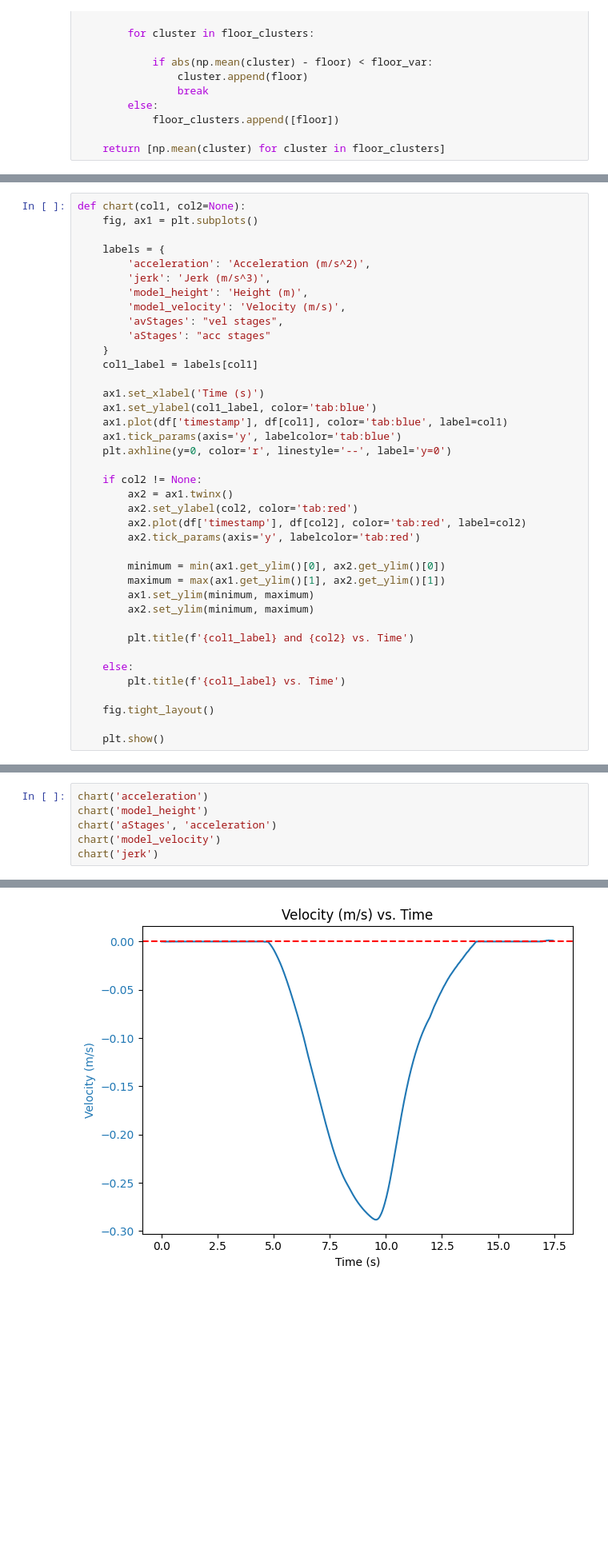
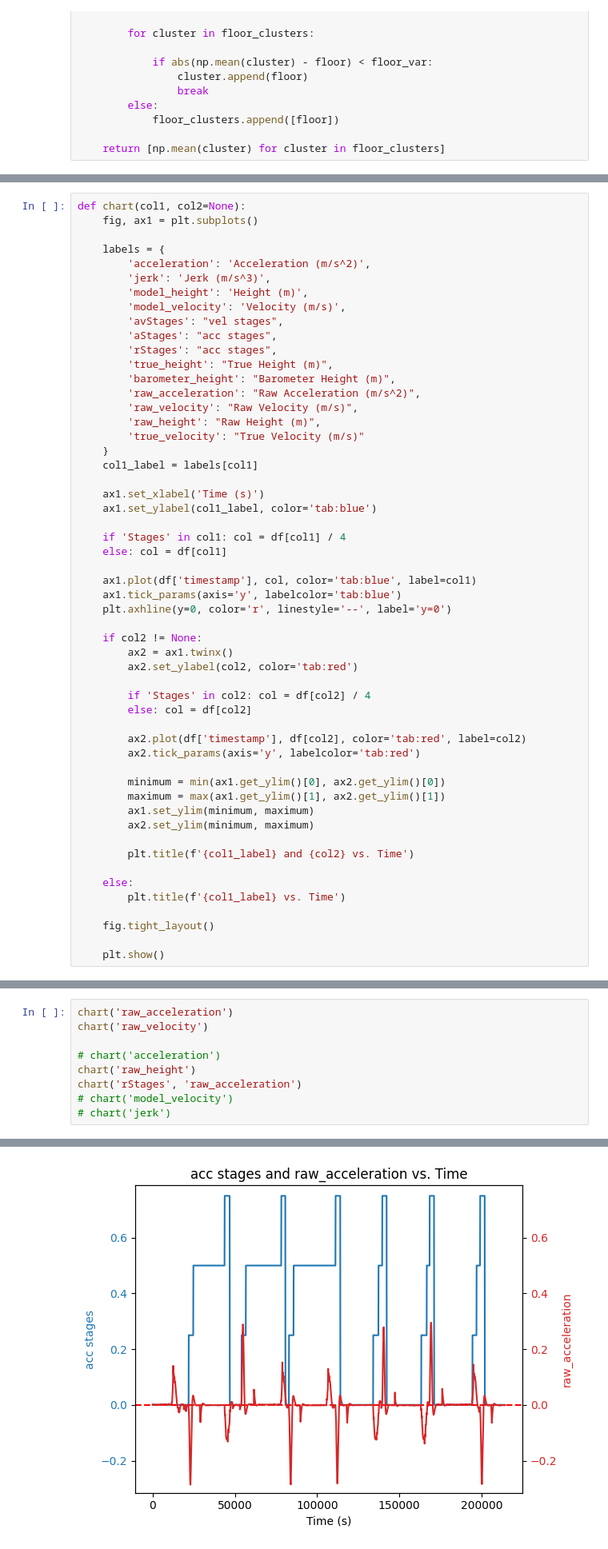
Before and after one commit to OGreenwood672/pr_kalman, a Jupyter notebook: analysis.ipynb, the cells around one changed output, grey strips where cells are left out. Shown at 80% size. Saved outputs shown, nothing was run; the diff lists cells and outputs as text; blank space fills up the shorter version.

```diff
--- a/analysis.ipynb
+++ b/analysis.ipynb
@@ -498,19 +646,34 @@ def chart(col1, col2=None):
         'model_height': 'Height (m)',
         'model_velocity': 'Velocity (m/s)',
         'avStages': "vel stages",
-        'aStages': "acc stages"
+        'aStages': "acc stages",
+        'rStages': "acc stages",
+        'true_height': "True Height (m)",
+        'barometer_height': "Barometer Height (m)",
+        'raw_acceleration': "Raw Acceleration (m/s^2)",
+        'raw_velocity': "Raw Velocity (m/s)",
+        'raw_height': "Raw Height (m)",
+        'true_velocity': "True Velocity (m/s)"
     }
     col1_label = labels[col1]
 
     ax1.set_xlabel('Time (s)')
     ax1.set_ylabel(col1_label, color='tab:blue')
-    ax1.plot(df['timestamp'], df[col1], color='tab:blue', label=col1)
+
+    if 'Stages' in col1: col = df[col1] / 4
+    else: col = df[col1]
+
+    ax1.plot(df['timestamp'], col, color='tab:blue', label=col1)
     ax1.tick_params(axis='y', labelcolor='tab:blue')
     plt.axhline(y=0, color='r', linestyle='--', label='y=0')
 
     if col2 != None:
         ax2 = ax1.twinx()
         ax2.set_ylabel(col2, color='tab:red')
+
+        if 'Stages' in col2: col = df[col2] / 4
+        else: col = df[col2]
+
         ax2.plot(df['timestamp'], df[col2], color='tab:red', label=col2)
         ax2.tick_params(axis='y', labelcolor='tab:red')
 
@@ -530,7 +723,10 @@ def chart(col1, col2=None):
 # %%
-chart('acceleration')
-chart('model_height')
-chart('aStages', 'acceleration')
-chart('model_velocity')
-chart('jerk')
+chart('raw_acceleration')
+chart('raw_velocity')
+
+# chart('acceleration')
+chart('raw_height')
+chart('rStages', 'raw_acceleration')
+# chart('model_velocity')
+# chart('jerk')
 # %% [output]
@@ -540 +736 @@ chart('jerk')
-[figure, old version]
+[figure, new version]
```
Also changed, not shown: parts of 13 cells of this notebook, 11 other files.
